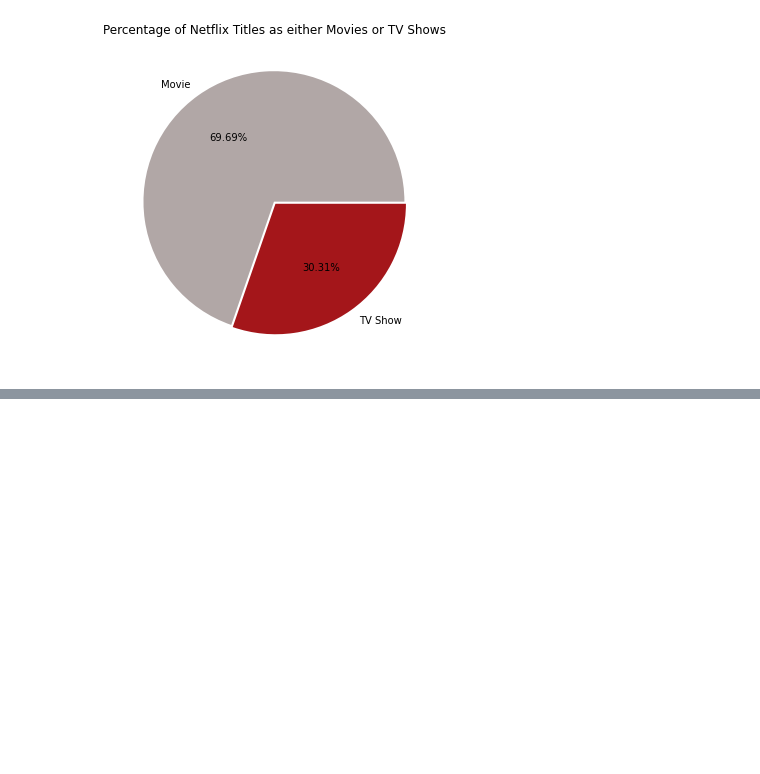
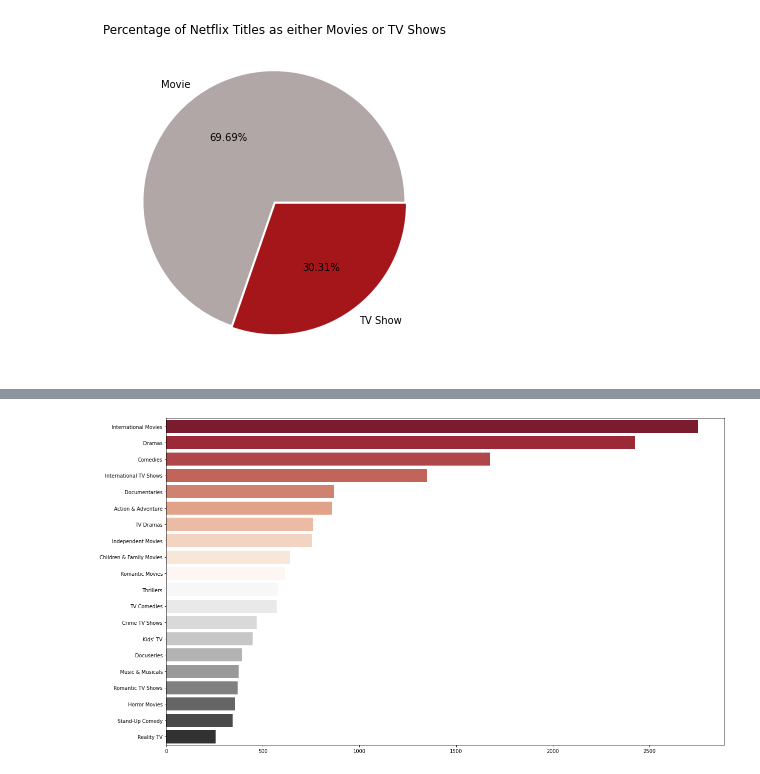
Before and after one commit to ayah-kamal/netflixmovieanalysis, a Jupyter notebook: netflixAnalysis.ipynb, the cells around one changed output, grey strips where cells are left out. Cells and saved outputs as stored; diff of their text form; code cells hidden in the pictures; blank space fills up the shorter version.

```diff
--- a/netflixAnalysis.ipynb
+++ b/netflixAnalysis.ipynb
@@ -142,0 +190,5 @@ So, there are approximately
+# %%
+genre = netflix_df['listed_in']
+seperated_genre = ','.join(genre).replace(' ,',',').replace(', ',',').split(',')
+genre_count = pd.Series(dict(Counter(seperated_genre))).sort_values(ascending=False)
+genre_count
@@ -142,0 +213,7 @@ So, there are approximately
+# %%
+genre_top = genre_count[:20]
+plt.figure(figsize=(20,12))
+sns.barplot(genre_top, genre_top.index, palette="RdGy")
+plt.show()
+# %% [output]
+[figure, added]
```
Also changed, not shown: parts of 16 cells of this notebook, 2 other files.
